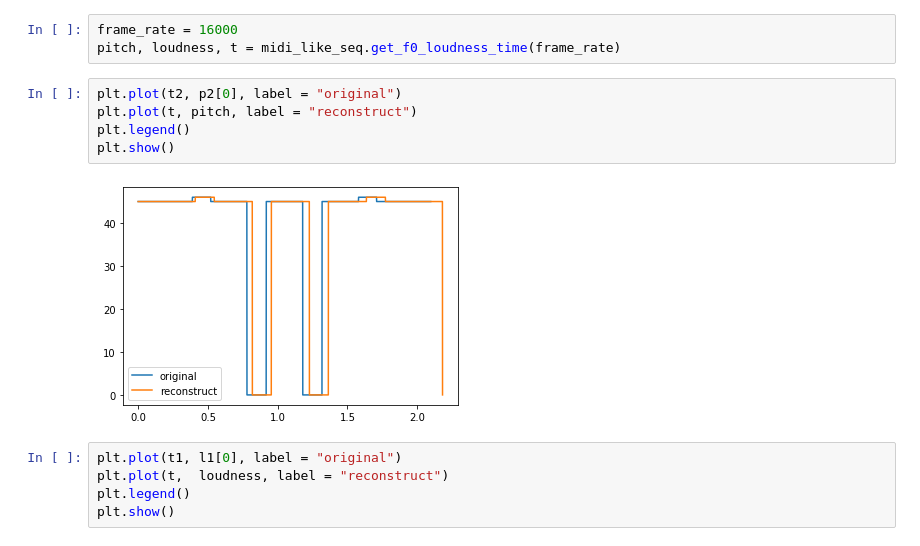
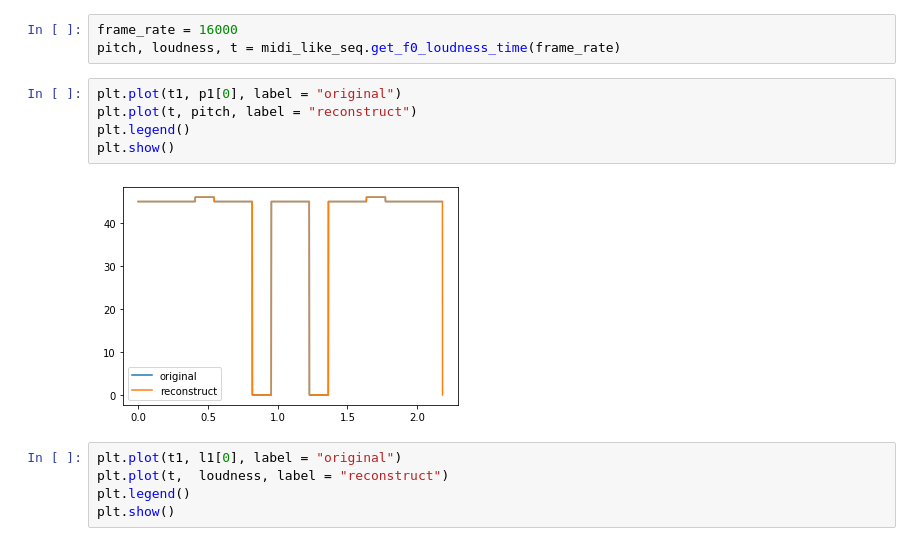
Before and after one commit to gle-bellier/internship-expressive-DDSP, a Jupyter notebook: converter.ipynb, the cells around one changed output. Saved outputs shown, nothing was run; the diff lists cells and outputs as text.

```diff
--- a/converter.ipynb
+++ b/converter.ipynb
@@ -181,12 +181,12 @@ NOTE_OFF<45.0>
 frame_rate = 16000
 pitch, loudness, t = midi_like_seq.get_f0_loudness_time(frame_rate)
 # %%
-plt.plot(t2, p2[0], label = "original")
+plt.plot(t1, p1[0], label = "original")
 plt.plot(t, pitch, label = "reconstruct")
 plt.legend()
 plt.show()
 # %% [output]
-[figure, old version]
+[figure, new version]
 # %%
 plt.plot(t1, l1[0], label = "original")
 plt.plot(t,  loudness, label = "reconstruct")
```
Also changed, not shown: parts of 6 cells of this notebook, 2 other files.
